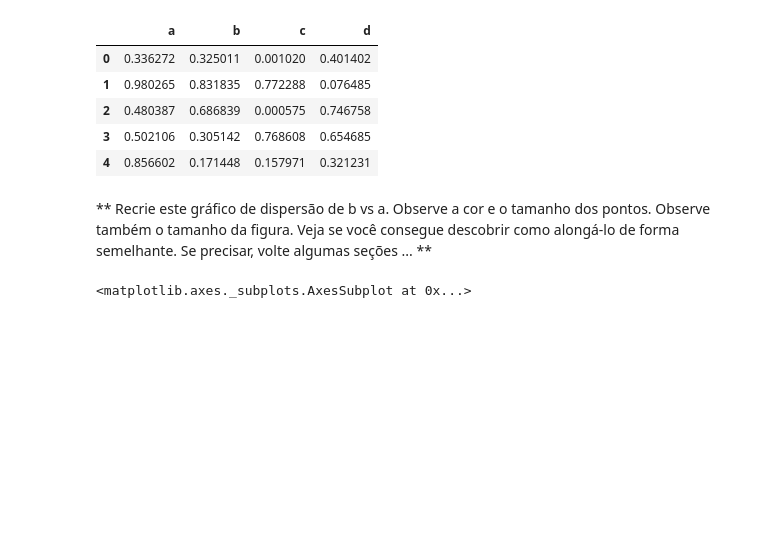
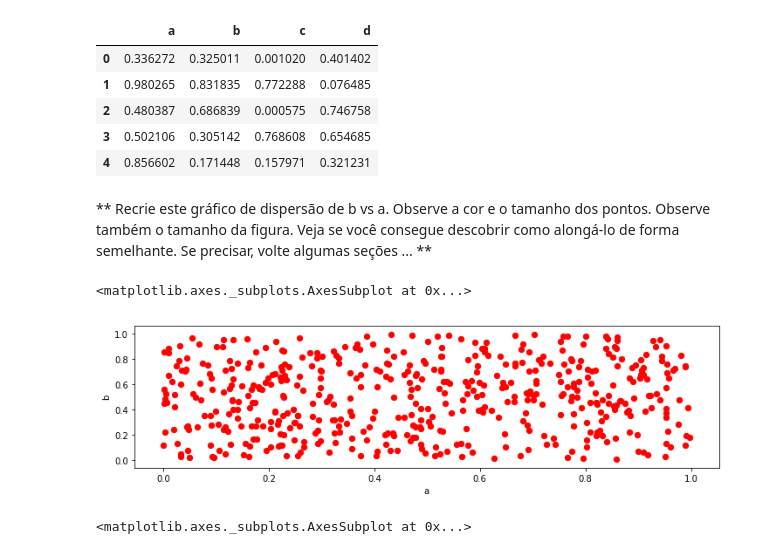
Before and after one commit to jonatasleon/data-science-py, a Jupyter notebook: apostilas/3. Python para Visualização de dados/Visualização de dados incorporada do Pandas/Exercício de visualização de dados Pandas.ipynb, the cells around one changed output. Drawn from its saved outputs; the diff is of its cells as text; code cells hidden in the pictures; blank space fills up the shorter version.

Commit message:
conclui exercícios de Visualização c/ pandas

```diff
--- a/apostilas/3. Python para Visualização de dados/Visualização de dados incorporada do Pandas/Exercício de visualização de dados Pandas.ipynb
+++ b/apostilas/3. Python para Visualização de dados/Visualização de dados incorporada do Pandas/Exercício de visualização de dados Pandas.ipynb
@@ -5,7 +5,7 @@ Este é apenas um exercício rápido para você rever os vários gráficos que m
 # %%
 import pandas as pd
 import matplotlib.pyplot as plt
-df3 = pd.read_csv('df3')
+df3 = pd.read_csv('df3.csv')
 %matplotlib inline
 # %%
 df3.info()
@@ -30,6 +30,11 @@ df3.head()
 | 4 | 0.856602 | 0.171448 | 0.157971 | 0.321231 |
 # %% [markdown]
 ** Recrie este gráfico de dispersão de b vs a. Observe a cor e o tamanho dos pontos. Observe também o tamanho da figura. Veja se você consegue descobrir como alongá-lo de forma semelhante. Se precisar, volte algumas seções ... **
+# %%
+df3.plot.scatter('a', 'b', c='r', figsize=(12, 3), s=40)
+# %% [output]
+<matplotlib.axes._subplots.AxesSubplot at 0x...>
+[figure, added]
 # %%
 # %% [output]
 <matplotlib.axes._subplots.AxesSubplot at 0x...>
```
Also changed, not shown: parts of 8 cells of this notebook.
